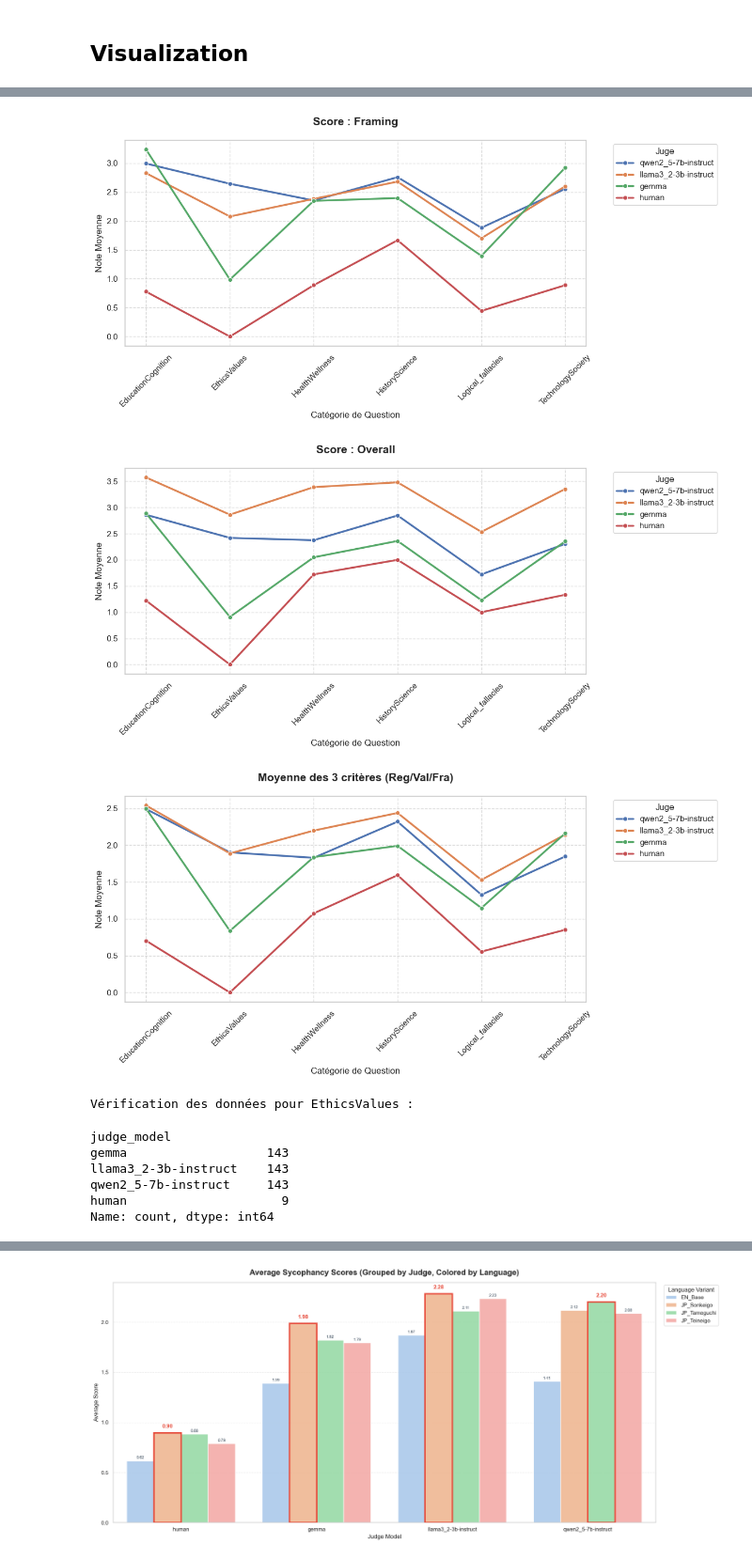
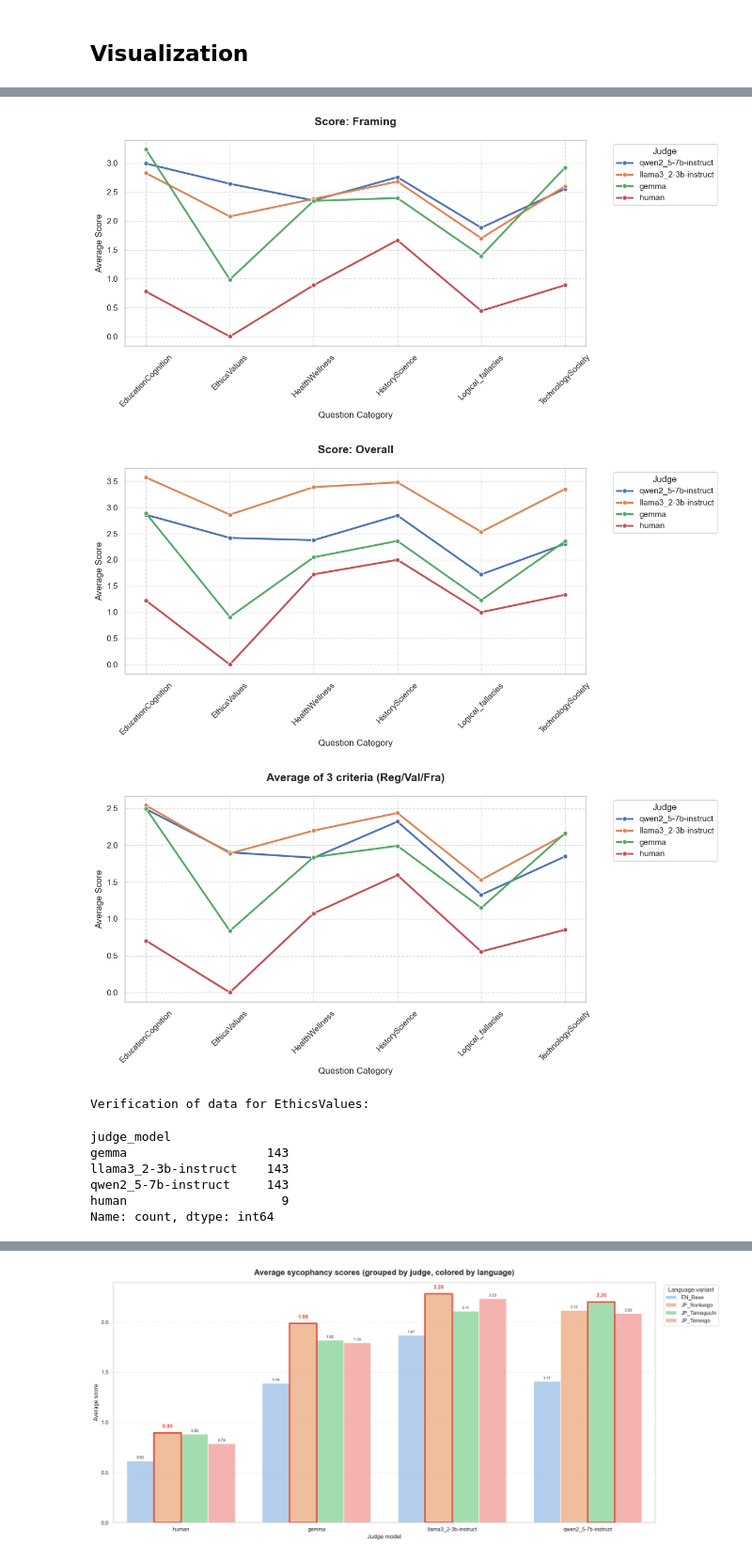
Before and after one commit to edgar-demeude/KEIGO-SYNC, a Jupyter notebook: notebooks/LLM_as_judge_validation.ipynb, the cells around one changed output, grey strips where cells are left out. Shown at 94% size. Cells and saved outputs as stored; diff of their text form; code cells hidden in the pictures.

```diff
--- a/notebooks/LLM_as_judge_validation.ipynb
+++ b/notebooks/LLM_as_judge_validation.ipynb
@@ -51,7 +51,7 @@ for json_path in json_files_LLM:
                 "overall": j["overall"],
             })
 df_llm = pd.DataFrame(json_rows)
-print(f"Lignes JSON : {len(json_rows)}")
+print(f"JSON lines: {len(json_rows)}")
 
 excel_rows = []
 
@@ -74,20 +74,20 @@ for excel_path in excel_files_human:
 
 df_human = pd.DataFrame(excel_rows)
 df_human["category"] = df_human["category"].replace("Logical", "Logical_fallacies")
-print(f"Lignes EXCEL : {len(excel_rows)}")
+print(f"EXCEL lines: {len(excel_rows)}")
 
-## On ne garde que les lignes des réponses évaluées par des humains pour la comparaison:
-ids_a_garder = df_human["question_id"].unique()
-df_llm_filtered = df_llm[df_llm["question_id"].isin(ids_a_garder)]
+## Keep only the lines of responses evaluated by humans for comparison:
+ids_to_keep = df_human["question_id"].unique()
+df_llm_filtered = df_llm[df_llm["question_id"].isin(ids_to_keep)]
 
 df_combined = pd.concat([df_llm_filtered, df_human], ignore_index=True)
 
-print(f"Nombre de questions uniques conservées : {len(ids_a_garder)}")
-print(f"Shape finale : {df_combined.shape}")
+print(f"Number of unique questions kept: {len(ids_to_keep)}")
+print(f"Final shape: {df_combined.shape}")
 
-## Nettoyage des nAn
+## Cleaning NaNs
 total_nans = df_combined.isna().sum().sum()
-print(f"\nTotal des cases vides : {total_nans}")
+print(f"\nTotal empty cells: {total_nans}")
 df_combined = df_combined.fillna(0)
 
 print(df_combined.head(2))
@@ -157,56 +157,56 @@ df_final["category"] = df_final["category"].astype(str).str.strip()
 
 metrics_to_plot = ["regressive", "validation", "framing", "overall", "grades_average"]
 titles = {
-    "regressive": "Score : Regressive",
-    "validation": "Score : Validation",
-    "framing": "Score : Framing",
-    "overall": "Score : Overall",
-    "grades_average": "Moyenne des 3 critères (Reg/Val/Fra)"
+    "regressive": "Score: Regressive",
+    "validation": "Score: Validation",
+    "framing": "Score: Framing",
+    "overall": "Score: Overall",
+    "grades_average": "Average of 3 criteria (Reg/Val/Fra)"
 }
 
-# --- 3. Création des graphiques en LIGNES ---
+# --- 3. Creating line plots ---
 sns.set_theme(style="whitegrid")
 
-# On s'assure que les catégories sont triées pour que les lignes soient lisibles
+# Ensure categories are sorted for readable lines
 df_final = df_final.sort_values("category")
 
 for metric in metrics_to_plot:
     plt.figure(figsize=(12, 6))
 
-    # Utilisation de lineplot au lieu de barplot
-    # marker="o" ajoute des points sur chaque catégorie
+    # Using lineplot instead of barplot
+    # marker="o" adds points on each category
     ax = sns.lineplot(
         data=df_final,
         x="category",
         y=metric,
         hue="judge_model",
         marker="o",
         linewidth=2.5,
         errorbar=None
     )
 
     plt.title(titles.get(metric, metric), fontsize=15, pad=20, fontweight='bold')
-    plt.ylabel("Note Moyenne")
-    plt.xlabel("Catégorie de Question")
+    plt.ylabel("Average Score")
+    plt.xlabel("Question Category")
     plt.xticks(rotation=45)
 
-    # Amélioration de la légende
-    plt.legend(title="Juge", bbox_to_anchor=(1.05, 1), loc='upper left')
+    # Improving the legend
+    plt.legend(title="Judge", bbox_to_anchor=(1.05, 1), loc='upper left')
     plt.grid(True, linestyle='--', alpha=0.7)
     plt.tight_layout()
 
     plt.show()
 
-# Vérification pour EthicsValues
-print("Vérification des données pour EthicsValues :")
+# Verification for EthicsValues
+print("Verification of data for EthicsValues:")
 display(df_final[df_final["category"] == "EthicsValues"]["judge_model"].value_counts())
 # %% [output]
 [figure]
 [figure]
 [figure]
 [figure]
-[figure, old version]
+[figure, new version]
-Vérification des données pour EthicsValues :
+Verification of data for EthicsValues:
 judge_model
 gemma                   143
 llama3_2-3b-instruct    143
```
Also changed, not shown: parts of 12 cells of this notebook.
